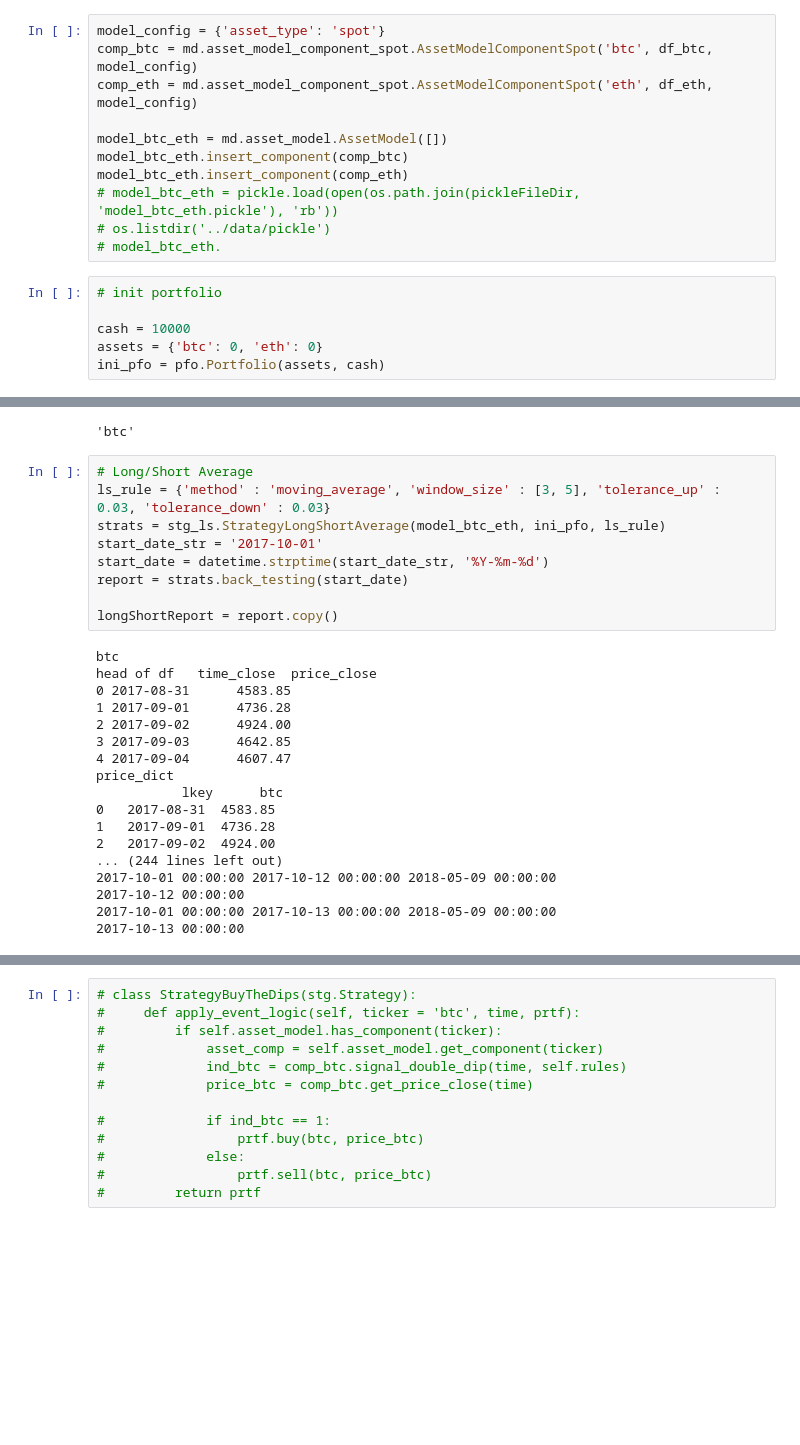
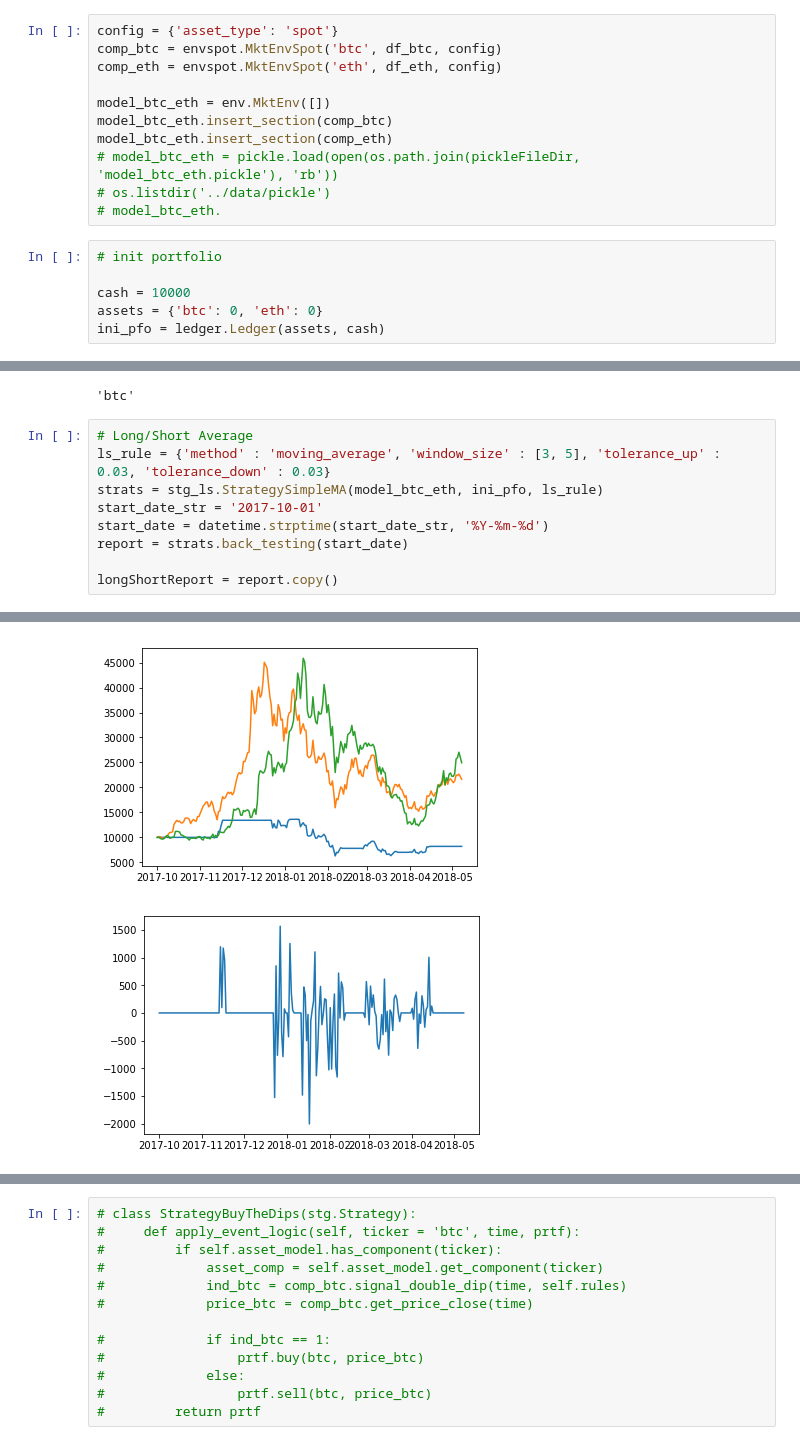
Before and after one commit to MasslessAI/crypto_index, a Jupyter notebook: notebooks/portfolio_strategy_performance_tracking.ipynb, the cells around one changed output, grey strips where cells are left out. Cells and saved outputs as stored; diff of their text form; blank space fills up the shorter version.

```diff
--- a/notebooks/portfolio_strategy_performance_tracking.ipynb
+++ b/notebooks/portfolio_strategy_performance_tracking.ipynb
@@ -46,13 +43,13 @@ df_btc = pd.read_pickle(file_btc)
 file_eth = '../data/pickle/coinapi_ohlcv_GEMINI_SPOT_eth_USD_1DAY_data.pickle'
 df_eth = pd.read_pickle(file_eth)
 # %%
-model_config = {'asset_type': 'spot'}
-comp_btc = md.asset_model_component_spot.AssetModelComponentSpot('btc', df_btc, model_config)
-comp_eth = md.asset_model_component_spot.AssetModelComponentSpot('eth', df_eth, model_config)
+config = {'asset_type': 'spot'}
+comp_btc = envspot.MktEnvSpot('btc', df_btc, config)
+comp_eth = envspot.MktEnvSpot('eth', df_eth, config)
 
-model_btc_eth = md.asset_model.AssetModel([])
-model_btc_eth.insert_component(comp_btc)
-model_btc_eth.insert_component(comp_eth)
+model_btc_eth = env.MktEnv([])
+model_btc_eth.insert_section(comp_btc)
+model_btc_eth.insert_section(comp_eth)
 # model_btc_eth = pickle.load(open(os.path.join(pickleFileDir, 'model_btc_eth.pickle'), 'rb'))
 # os.listdir('../data/pickle')
 # model_btc_eth.
@@ -61,7 +58,7 @@ model_btc_eth.insert_component(comp_eth)
 
 cash = 10000
 assets = {'btc': 0, 'eth': 0}
-ini_pfo = pfo.Portfolio(assets, cash)
+ini_pfo = ledger.Ledger(assets, cash)
 # %%
 comp_btc.target
 # %% [output]
@@ -69,27 +66,10 @@ comp_btc.target
 # %%
 # Long/Short Average
 ls_rule = {'method' : 'moving_average', 'window_size' : [3, 5], 'tolerance_up' : 0.03, 'tolerance_down' : 0.03}
-strats = stg_ls.StrategyLongShortAverage(model_btc_eth, ini_pfo, ls_rule)
+strats = stg_ls.StrategySimpleMA(model_btc_eth, ini_pfo, ls_rule)
 start_date_str = '2017-10-01'
 start_date = datetime.strptime(start_date_str, '%Y-%m-%d')
 report = strats.back_testing(start_date)
 
 longShortReport = report.copy()
 # %% [output]
-btc
-head of df   time_close  price_close
-0 2017-08-31      4583.85
-1 2017-09-01      4736.28
-2 2017-09-02      4924.00
-3 2017-09-03      4642.85
-4 2017-09-04      4607.47
-price_dict
-           lkey      btc
-0   2017-08-31  4583.85
-1   2017-09-01  4736.28
-2   2017-09-02  4924.00
-... (244 lines left out)
-2017-10-01 00:00:00 2017-10-12 00:00:00 2018-05-09 00:00:00
-2017-10-12 00:00:00
-2017-10-01 00:00:00 2017-10-13 00:00:00 2018-05-09 00:00:00
-2017-10-13 00:00:00
@@ -113,3 +76,5 @@ price_dict
+[figure, added]
+[figure, added]
 # %%
 report = longShortReport
 strategyName = 'Long Short Average [3, 5] (0.03, 0.03)'
```
Also changed, not shown: parts of 9 cells of this notebook, 10 other files.
